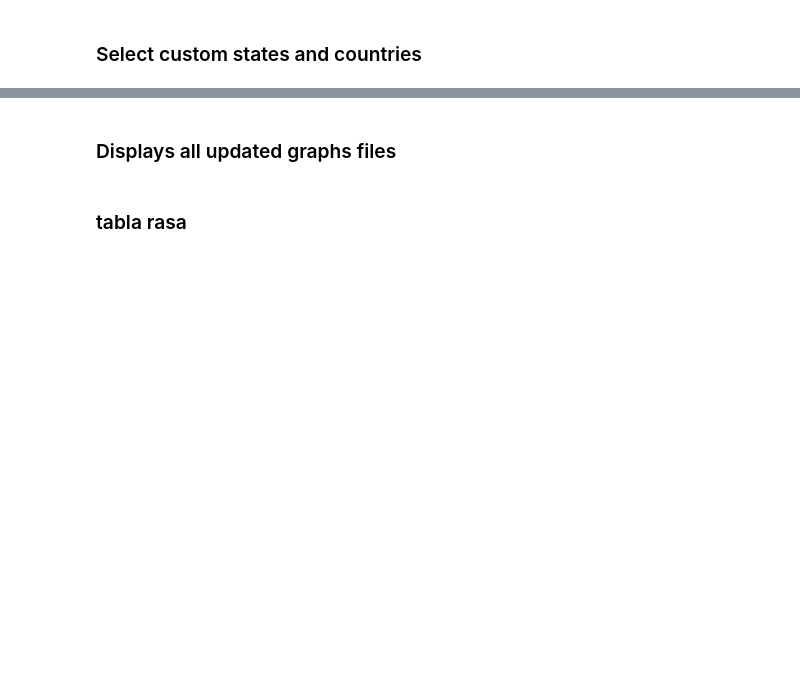
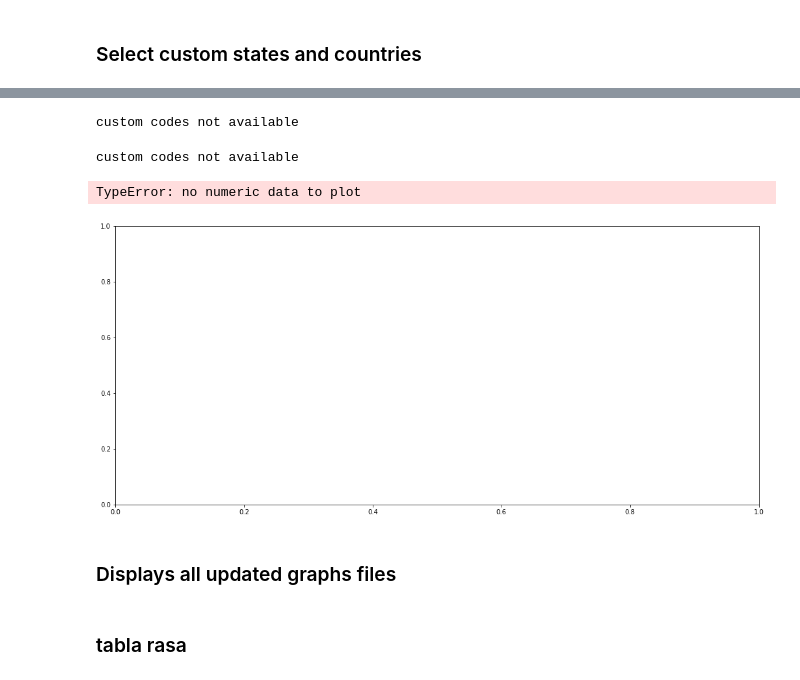
Before and after one commit to edterrell/covid_machinations, a Jupyter notebook: covid19.ipynb, the cells around one changed output, grey strips where cells are left out. Drawn from its saved outputs; the diff is of its cells as text; code cells hidden in the pictures; blank space fills up the shorter version.

Commit message:
changed datetime to a string; added error message -custom codes not available-

```diff
--- a/covid19.ipynb
+++ b/covid19.ipynb
@@ -495,26 +738,40 @@ new_slist
 # %%
-df = world.loc[start:stop, new_slist]
-title ='Custom rolling averges'
-df.tail()
+if new_slist:
+    df = world.loc[start:stop, new_slist]
+    title ='Custom rolling averges'
+    df.tail()
+else:
+    print('custom codes not available')
+# %% [output]
+custom codes not available
 # %%
-df1 = total_by_million.loc[start:stop, new_slist]
-title1 ='Custom rolling averges by million'
-df1.tail()
+if new_slist:
+    df1 = total_by_million.loc[start:stop, new_slist]
+    title1 ='Custom rolling averges by million'
+    df1.tail()
+else:
+    print('custom codes not available')
+# %% [output]
+custom codes not available
 # %%
-# Plot custom moving averge (default: 7 days)
-plt.close('all')
-fig,ax = plt.subplots(1,1,figsize=(18,8))
-roll_data_all = df.rolling(window=7).mean()
-roll_data_all.plot(ax=ax, linewidth=3);
-plt.title(title,fontsize=20);
-#plt.savefig(f'./covid_data_update/us_rolling_avg_per_million_{day}.png');
+if new_slist:
+    # Plot custom moving averge (default: 7 days)
+    plt.close('all')
+    fig,ax = plt.subplots(1,1,figsize=(18,8))
+    roll_data_all = df.rolling(window=7).mean()
+    roll_data_all.plot(ax=ax, linewidth=3);
+    plt.title(title,fontsize=20);
+    #plt.savefig(f'./covid_data_update/us_rolling_avg_per_million_{day}.png');
 
-# Plot custom moving averge (default: 7 days) per million population
-fig,ax = plt.subplots(1,1,figsize=(18,8))
-roll_data_all = df1.rolling(window=7).mean()
-roll_data_all.plot(ax=ax, linewidth=3);
-plt.title(title1,fontsize=20);
-#plt.savefig(f'./covid_data_update/us_rolling_avg_per_million_{day}.png');
+    # Plot custom moving averge (default: 7 days) per million population
+    fig,ax = plt.subplots(1,1,figsize=(18,8))
+    roll_data_all = df1.rolling(window=7).mean()
+    roll_data_all.plot(ax=ax, linewidth=3);
+    plt.title(title1,fontsize=20);
+    #plt.savefig(f'./covid_data_update/us_rolling_avg_per_million_{day}.png');
+# %% [output]
+TypeError: no numeric data to plot
+[figure, added]
 # %% [markdown]
 ### Displays all updated graphs files
 # %%
```
Also changed, not shown: parts of 43 cells of this notebook, 1 other file.
